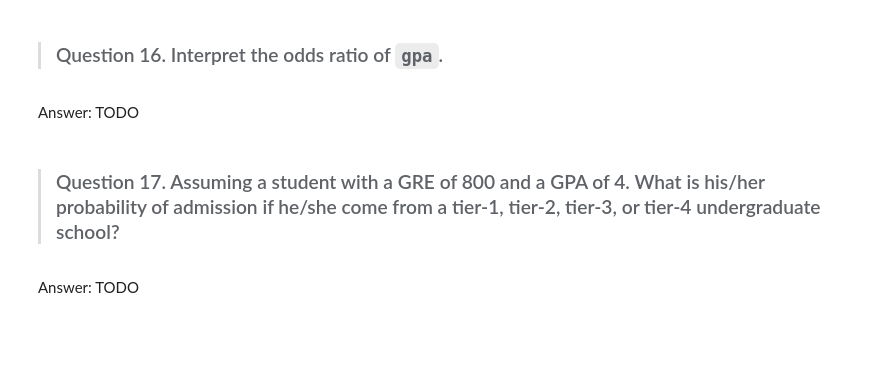
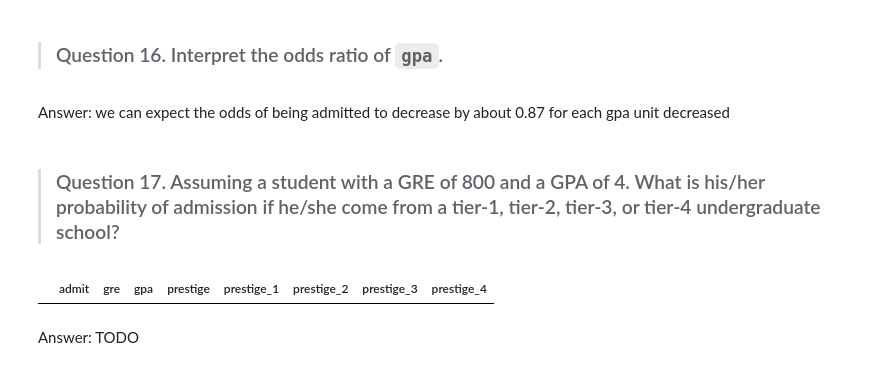
Before and after one commit to phanguyen/DS-SF-36, a Jupyter notebook: unit-project/3/notebooks/unit-project-3-starter-code-TiffanyNguyen-V1.ipynb, the cells around one changed output. Drawn from its saved outputs; the diff is of its cells as text; code cells hidden in the pictures; blank space fills up the shorter version.

```diff
--- a/unit-project/3/notebooks/unit-project-3-starter-code-TiffanyNguyen-V1.ipynb
+++ b/unit-project/3/notebooks/unit-project-3-starter-code-TiffanyNguyen-V1.ipynb
@@ -254,6 +291,6 @@ Answer: TODO
 # %% [markdown]
 > ### Question 16.  Interpret the odds ratio of `gpa`.
-# %% [markdown]
-Answer: TODO
+# %% [markdown]
+Answer: we can expect the odds of being admitted to decrease by about 0.87 for each gpa unit decreased
 # %% [markdown]
 > ### Question 17.  Assuming a student with a GRE of 800 and a GPA of 4.  What is his/her probability of admission  if he/she come from a tier-1, tier-2, tier-3, or tier-4 undergraduate school?
@@ -262,3 +297,7 @@ Answer: TODO
+# %%
+df[(df['gre'] == 800) & df['gpa'] == 4]
+# %% [output]
+|  | admit | gre | gpa | prestige | prestige_1 | prestige_2 | prestige_3 | prestige_4 |
 # %% [markdown]
 Answer: TODO
 # %% [markdown]
```
Also changed, not shown: parts of 35 cells of this notebook, 5 other files.
